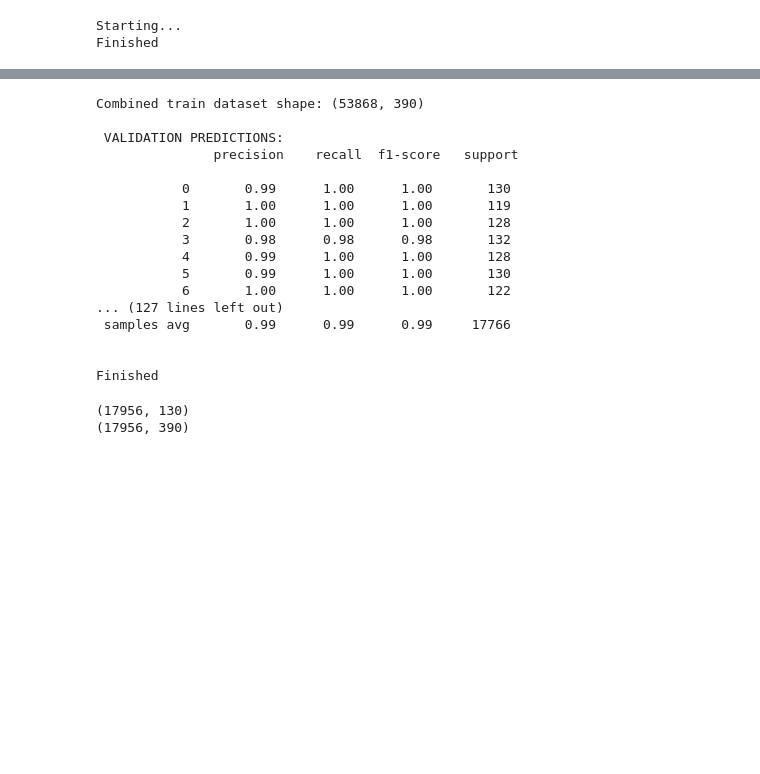
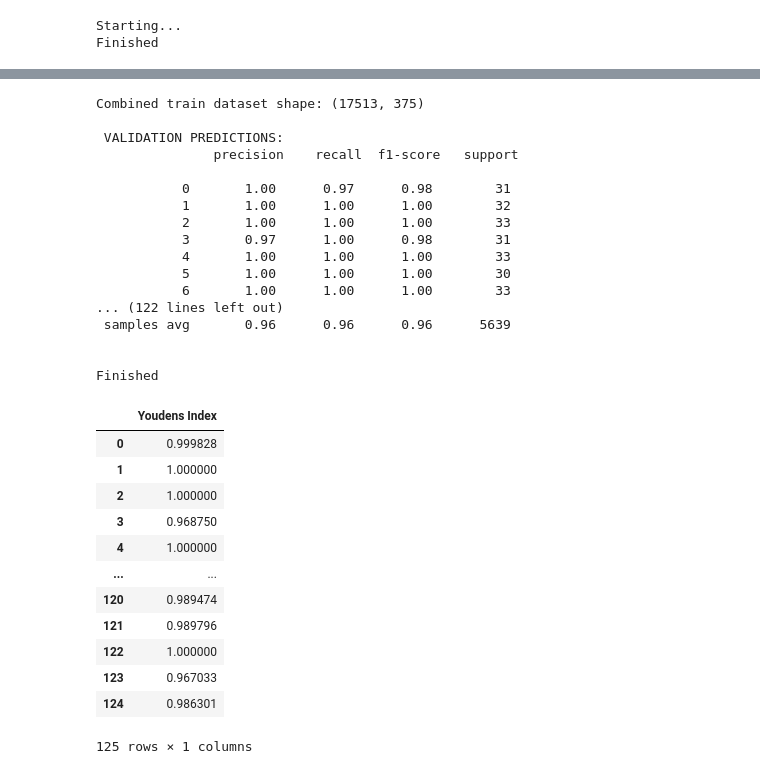
Before and after one commit to Jepp0103/AI_Exam, a Jupyter notebook: Notebooks/RGB_Functions.ipynb, the cells around one changed output, grey strips where cells are left out. Drawn from its saved outputs; the diff is of its cells as text; code cells hidden in the pictures; blank space fills up the shorter version.

Commit message:
Youdens index

```diff
--- a/Notebooks/RGB_Functions.ipynb
+++ b/Notebooks/RGB_Functions.ipynb
@@ -10,8 +10,7 @@ from sklearn.preprocessing import LabelBinarizer
 from sklearn.model_selection import StratifiedShuffleSplit
 
 # Path to image folders,
-data_path = fr'../Datasets/full/Training'
-# os.listdir(data_path)
+data_path = fr'../Datasets/train'
 
 def remove_white_background(pixels):
     newPixels = []
@@ -117,5 +116,24 @@ vector_blue_val = mlpc_blue.predict(X_blue_validation)
 # %% [output]
 Starting...
 Finished
+# %%
+import pandas as pd
+
+def get_youdens_index(predictions, Y):
+    # Calculate true positive/negative and false positive/negative
+    tp = sum((Y == predictions) * (Y == 1) * 1)
+    tn = sum((Y == predictions) * (Y == 0) * 1)
+    fp = sum((Y != predictions) * (Y == 0) * 1)
+    fn = sum((Y != predictions) * (Y == 1) * 1)
+
+    # Calculate sensitivity and specificity
+    sensitivity = tp / (tp + fn)
+    specificity = tn / (fp + tn)
+
+    result = sensitivity - (1 - specificity)
+    # Put it in a dateframe for nicer visuals
+    df = pd.DataFrame({'Youdens Index': result})
+
+    return df
 # %%
 from sklearn.metrics import classification_report,confusion_matrix
@@ -196,26 +214,40 @@ print("Finished")
 
 # WARNINGS KOMMER FORDI VI DER ER LABELS SOM
 # %% [output]
-Combined train dataset shape: (53868, 390)
+Combined train dataset shape: (17513, 375)
 
  VALIDATION PREDICTIONS:
                precision    recall  f1-score   support
 
-           0       0.99      1.00      1.00       130
-           1       1.00      1.00      1.00       119
-           2       1.00      1.00      1.00       128
-           3       0.98      0.98      0.98       132
-           4       0.99      1.00      1.00       128
-           5       0.99      1.00      1.00       130
-           6       1.00      1.00      1.00       122
-... (127 lines left out)
- samples avg       0.99      0.99      0.99     17766
+           0       1.00      0.97      0.98        31
+           1       1.00      1.00      1.00        32
+           2       1.00      1.00      1.00        33
+           3       0.97      1.00      0.98        31
+           4       1.00      1.00      1.00        33
+           5       1.00      1.00      1.00        30
+           6       1.00      1.00      1.00        33
+... (122 lines left out)
+ samples avg       0.96      0.96      0.96      5639
 
 
 Finished
 # %%
-print(vector_green_val.shape)
-print(X_combined_val.shape)
+# print(vector_green_val.shape)
+# print(X_combined_val.shape)
+
+youden = get_youdens_index(x_combined_val_predictions, y_validation)
+youden
 # %% [output]
+|  | Youdens Index |
+| 0 | 0.999828 |
+| 1 | 1.000000 |
+| 2 | 1.000000 |
+| 3 | 0.968750 |
+| 4 | 1.000000 |
+| ... | ... |
+| 120 | 0.989474 |
+| 121 | 0.989796 |
+| 122 | 1.000000 |
+| 123 | 0.967033 |
+| 124 | 0.986301 |
-(17956, 130)
-(17956, 390)
+125 rows × 1 columns
```
Also changed, not shown: parts of 1 cell of this notebook.
